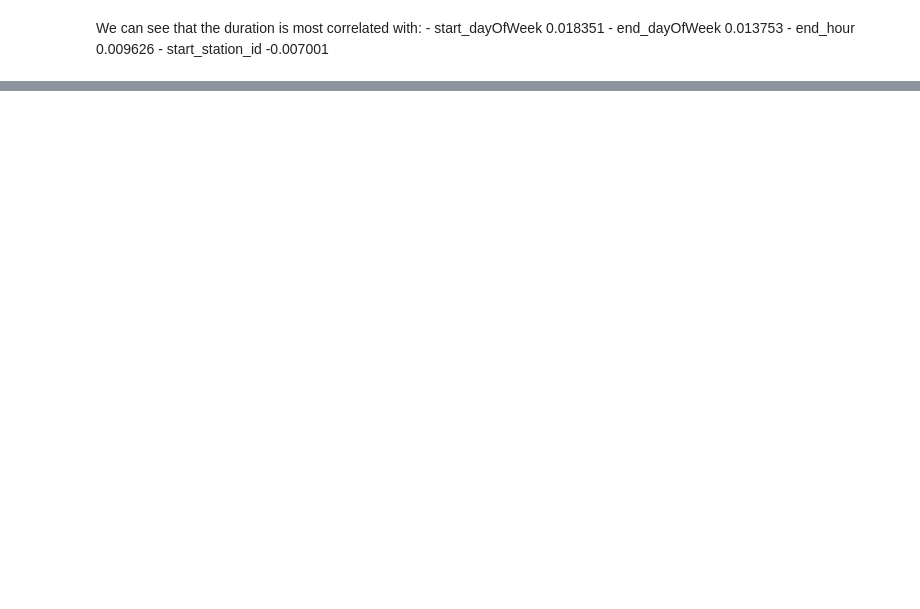
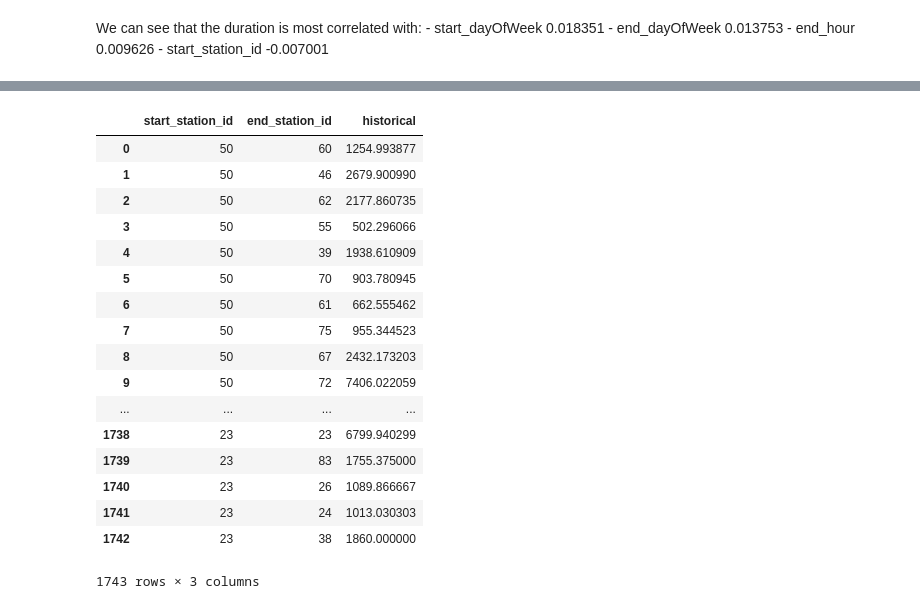
Before and after one commit to rozanecm/7506-MachineLearning, a Jupyter notebook: Notebooks/Some Analysis.ipynb, the cells around one changed output, grey strips where cells are left out. Drawn from its saved outputs; the diff is of its cells as text; code cells hidden in the pictures; blank space fills up the shorter version.

```diff
--- a/Notebooks/Some Analysis.ipynb
+++ b/Notebooks/Some Analysis.ipynb
@@ -61,0 +324,36 @@ df_duration
+# %%
+starStationId = []
+endStationId = []
+historical = []
+for x in listaHistorico:
+    starStationId.append(x[0])
+    endStationId.append(x[1])
+    historical.append(x[2])
+
+data = {
+    'start_station_id' : starStationId,
+    'end_station_id' : endStationId,
+    'historical' : historical,
+}
+
+dfData = pd.DataFrame(data,columns = ['start_station_id','end_station_id','historical'])
+dfData
+# %% [output]
+|  | start_station_id | end_station_id | historical |
+| 0 | 50 | 60 | 1254.993877 |
+| 1 | 50 | 46 | 2679.900990 |
+| 2 | 50 | 62 | 2177.860735 |
+| 3 | 50 | 55 | 502.296066 |
+| 4 | 50 | 39 | 1938.610909 |
+| 5 | 50 | 70 | 903.780945 |
+| 6 | 50 | 61 | 662.555462 |
+| 7 | 50 | 75 | 955.344523 |
+| 8 | 50 | 67 | 2432.173203 |
+| 9 | 50 | 72 | 7406.022059 |
+| ... | ... | ... | ... |
+| 1738 | 23 | 23 | 6799.940299 |
+| 1739 | 23 | 83 | 1755.375000 |
+| 1740 | 23 | 26 | 1089.866667 |
+| 1741 | 23 | 24 | 1013.030303 |
+| 1742 | 23 | 38 | 1860.000000 |
+1743 rows × 3 columns
```
Also changed, not shown: parts of 24 cells of this notebook.
